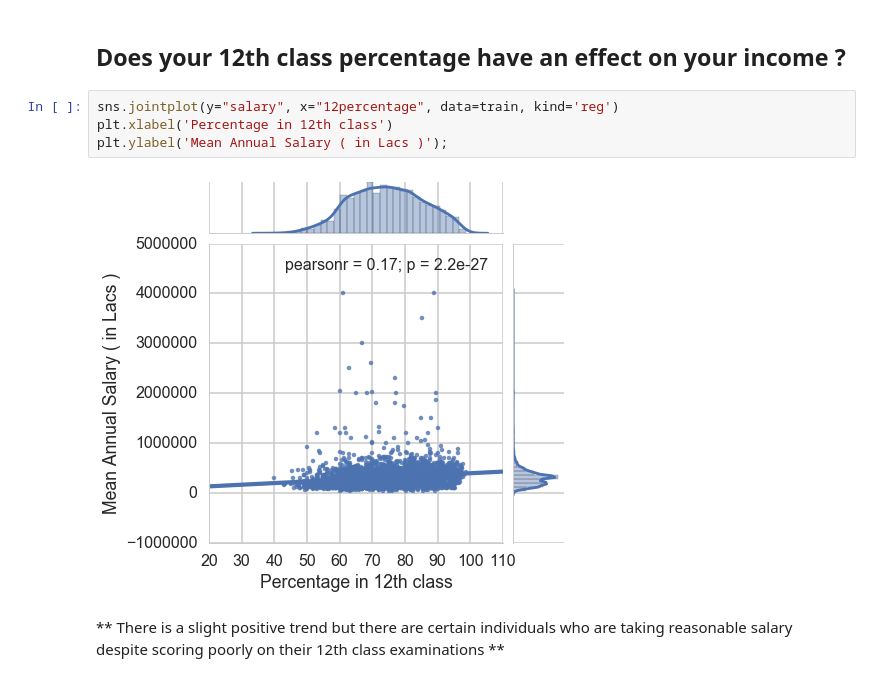
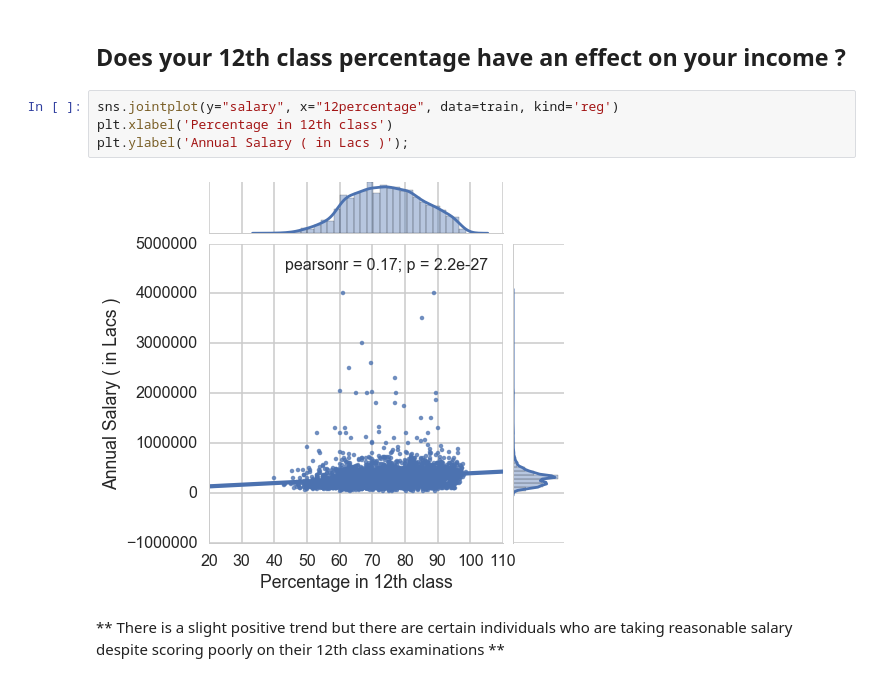
Before and after one commit to numb3r33/CoDS2016, a Jupyter notebook: CODS2016.ipynb, the cells around one changed output. Saved outputs shown, nothing was run; the diff lists cells and outputs as text.

```diff
--- a/CODS2016.ipynb
+++ b/CODS2016.ipynb
@@ -359,9 +374,9 @@ plt.ylabel('Mean Annual Salary ( in Lacs )');
 # %%
 sns.jointplot(y="salary", x="12percentage", data=train, kind='reg')
 plt.xlabel('Percentage in 12th class')
-plt.ylabel('Mean Annual Salary ( in Lacs )');
+plt.ylabel('Annual Salary ( in Lacs )');
 # %% [output]
-[figure, old version]
+[figure, new version]
 # %% [markdown]
 ** There is a slight positive trend but there are certain individuals who are taking reasonable salary despite scoring poorly on their 12th class examinations **
 # %% [markdown]
```
Also changed, not shown: parts of 37 cells of this notebook, 2 other files.
